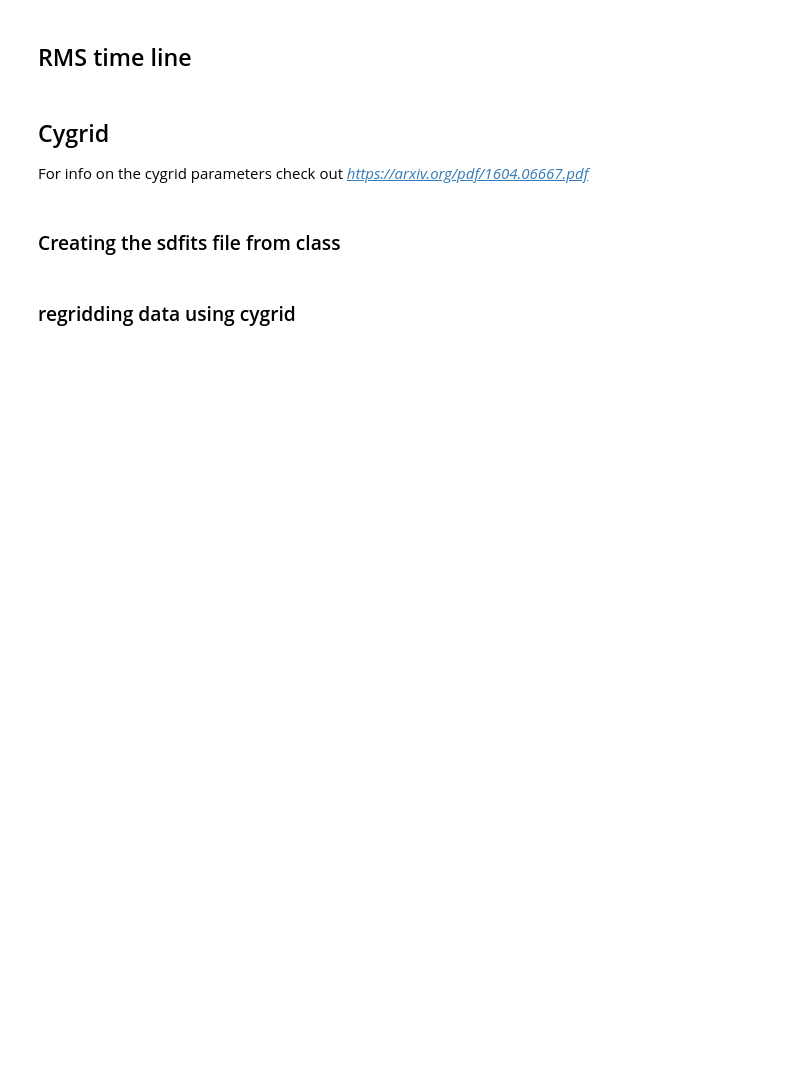
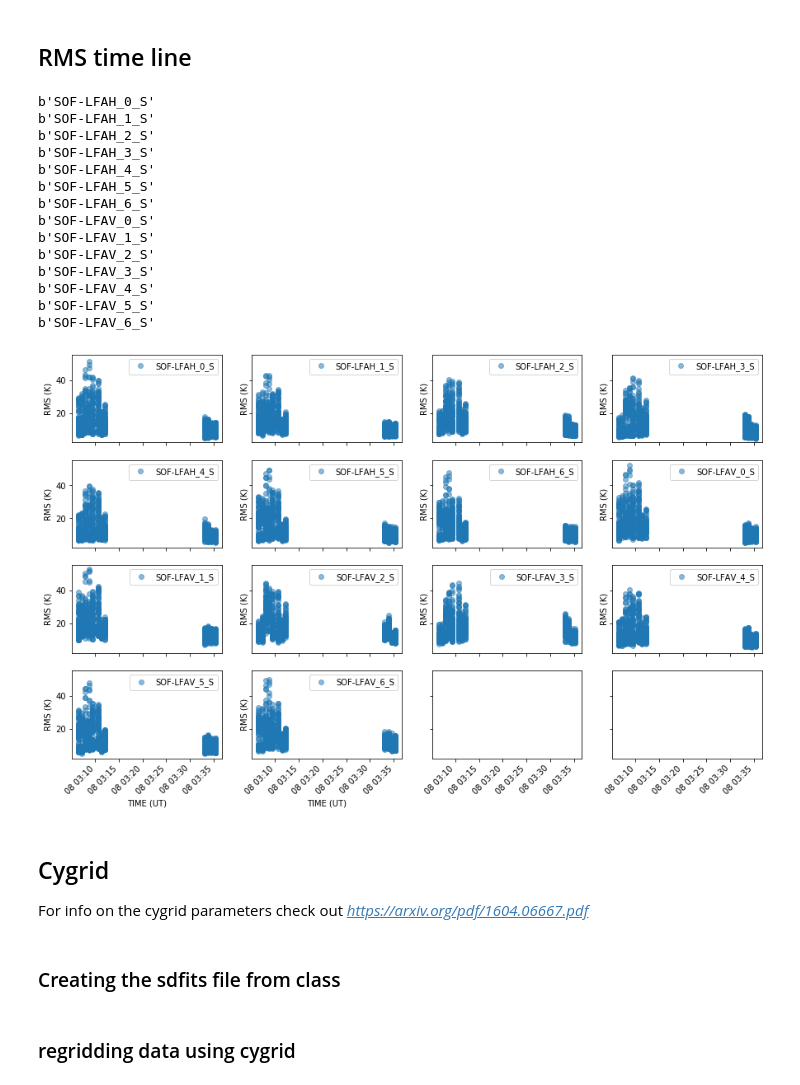
Before and after one commit to KOSMAsubmm/GREAT_data_reduction_notebook, a Jupyter notebook: GREAT_data_reduction_April_21_2023.ipynb, the cells around one changed output. Cells and saved outputs as stored; diff of their text form; code cells hidden in the pictures; blank space fills up the shorter version.

Commit message:
added time conversion

```diff
--- a/GREAT_data_reduction_April_21_2023.ipynb
+++ b/GREAT_data_reduction_April_21_2023.ipynb
@@ -670,6 +670,7 @@ Text(0.5, 1.0, 'Average over whole map')
 # %% [markdown]
 ## compare Orion bar spectra between reductions
 # %%
+from regions import Regions
 # single spectra extraction
 positions = {}
 positions["Orionbar"] = "05:35:20.9, -05:25:04.8"
@@ -682,7 +683,11 @@ for position, coord in positions.items():
         cube=parameters["cube"]
         # extract subcube
         ds9_str = 'fk5; circle({0}, 30")'.format(coord)
-        subcube = cube.subcube_from_ds9region(ds9_str)
+        # ds9 direct
+        #subcube = cube.subcube_from_ds9region(ds9_str)
+        # from region direct
+        region = Regions.parse(ds9_str, format='ds9')
+        subcube =  cube.subcube_from_regions(region)
         average_spectra_over_map = subcube.mean(axis=(1, 2))
         ax.plot(cube.spectral_axis/1e3,average_spectra_over_map.data,label=cube_name)
         ax.set_xlabel("Velocity (km/s)")
@@ -864,14 +844,24 @@ def add_descriptive_columns(fits_table,max_vel=None,min_vel=None,columns=["integ
             spectra["median"] = np.nanmedian(spectra_indexed)
             spectra["max"] = np.nanmax(spectra_indexed)
             spectra["min"] = np.nanmin(spectra_indexed)
+    print(f"finished processing {len(fits_table)} spectra")
 #
 
 
 #
 fits_data="./tmp/data/sofia_school_Tmb_index.fits"
+
 #
 fits_table = Table.read(fits_data,memmap=True)
 velocity=generate_velocity_axis(fits_table[0])
+# add time axis
+if "DATE-OBS" in fits_table.columns:
+    date_obs = fits_table["DATE-OBS"]
+else:
+    date_obs = np.array([fits_table.meta["DATE-OBS"]]*len(fits_table))
+seconds_from_midnight = fits_table["UT"]
+fits_table["timestamp"] = pd.to_datetime(date_obs) + pd.to_timedelta(seconds_from_midnight.data, unit='s')
+#
 lower_line_win = -5e3*u.m/u.s
 upper_line_win = 10e3*u.m/u.s
 
@@ -920,20 +946,38 @@ for telescope, table_tel in pandas_table.groupby(["TELESCOP"]):
 # %%
 pandas_table["UT"]
 # per pixel for clarity
 # plot rms per pixel
 #
 fig,axes = plt.subplots(4,4,sharex=True,sharey=True)
-fig.set_size_inches(10,10)
+fig.set_size_inches(15,10)
 axes_dict=dict(zip(pandas_table["TELESCOP"].unique(),axes.flatten()))
 for telescope, table_tel in pandas_table.groupby(["TELESCOP"]):
     print(telescope)
     table_source = table_tel[table_tel["OBJECT"].astype(str).str.contains("OMC")]
     ax = axes_dict[telescope]
     #print(telescope,table_source.rms.max(),table_source.rms.min())
-    ax.scatter(table_source["UT"],table_source.rms,label=telescope.decode("utf-8"),alpha=0.5)
+    ax.plot_date(table_source["timestamp"],table_source.rms,label=telescope.decode("utf-8"),alpha=0.5)
     ax.legend()
     ax.set_xlabel("TIME (UT)")
-    ax.set_xlabel("RMS (UT)")
+    ax.set_ylabel("RMS (K)")
+    #plt.xticks(rotation=45)
+fig.autofmt_xdate(rotation=45)
+# %% [output]
+b'SOF-LFAH_0_S'
+b'SOF-LFAH_1_S'
+b'SOF-LFAH_2_S'
+b'SOF-LFAH_3_S'
+b'SOF-LFAH_4_S'
+b'SOF-LFAH_5_S'
+b'SOF-LFAH_6_S'
+b'SOF-LFAV_0_S'
+b'SOF-LFAV_1_S'
+b'SOF-LFAV_2_S'
+b'SOF-LFAV_3_S'
+b'SOF-LFAV_4_S'
+b'SOF-LFAV_5_S'
+b'SOF-LFAV_6_S'
+[figure, added]
 # %% [markdown]
 ## Cygrid
 For info on the cygrid parameters check out *https://arxiv.org/pdf/1604.06667.pdf*
```
Also changed, not shown: parts of 5 cells of this notebook.
